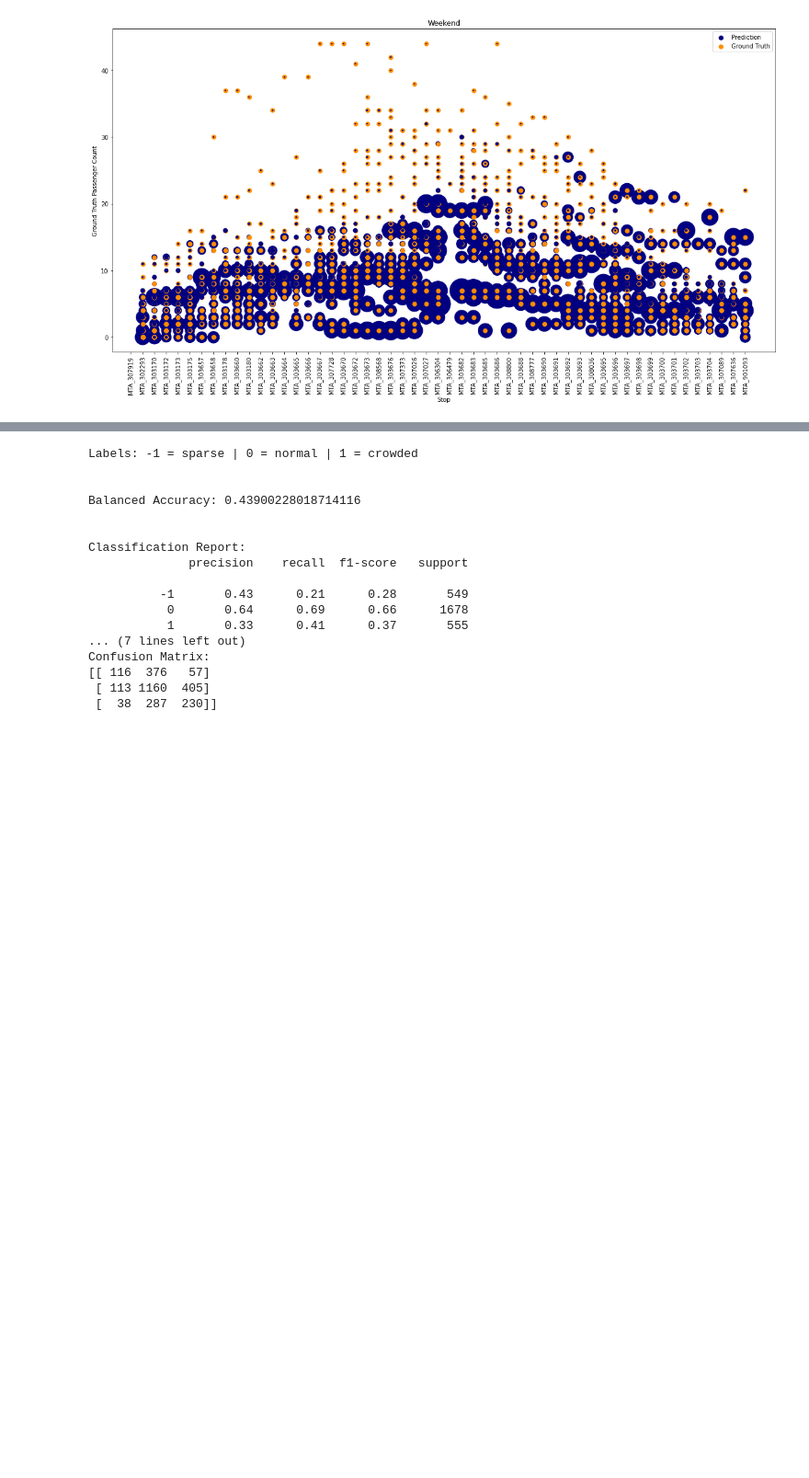
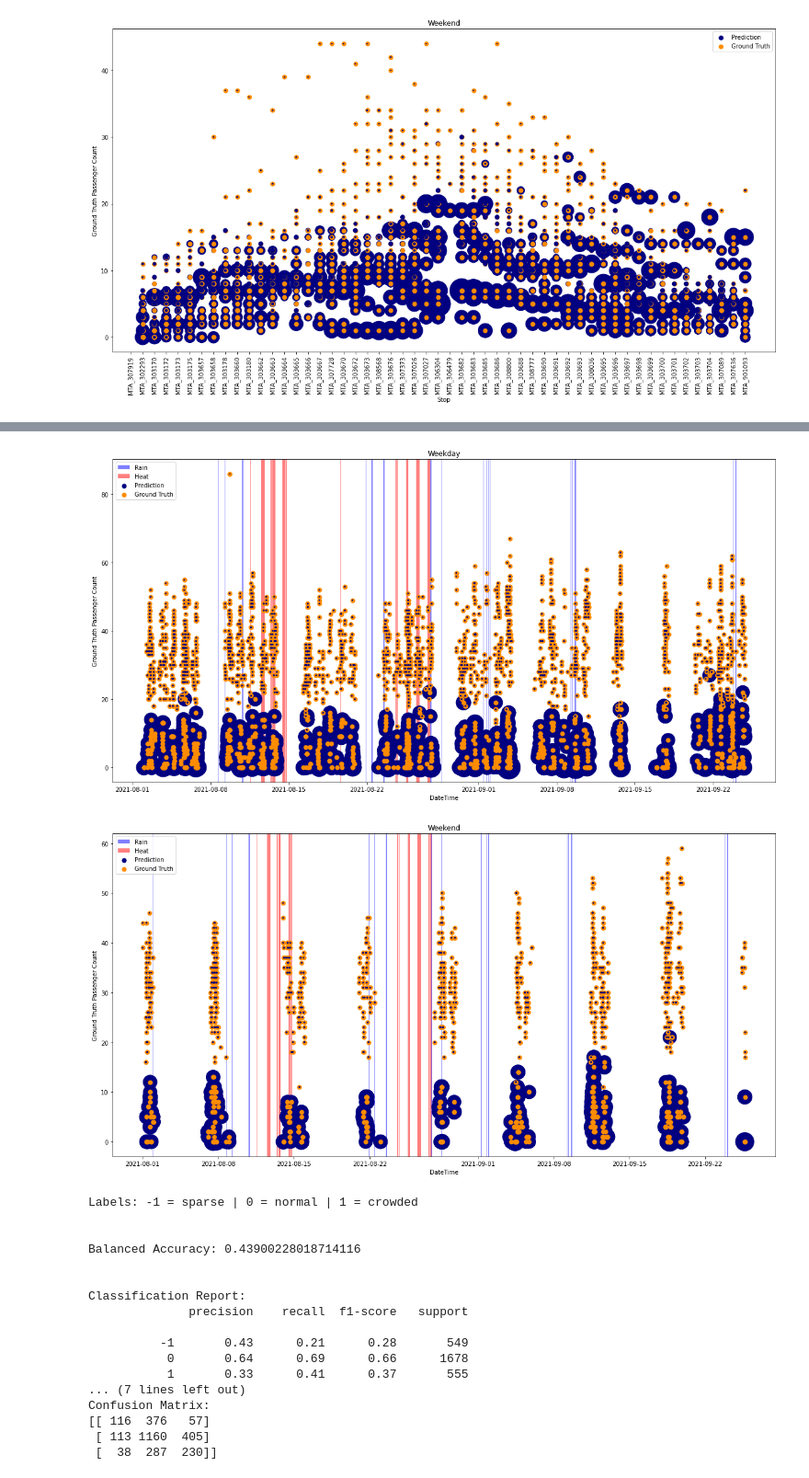
Before and after one commit to alexanderamy/BusPassengerPred, a Jupyter notebook: notebooks/example_experiment_2.ipynb, the cells around one changed output, grey strips where cells are left out. Shown at 92% size. Drawn from its saved outputs; the diff is of its cells as text; code cells hidden in the pictures; blank space fills up the shorter version.

Commit message:
Added plot by datetime to gt_pred_scatter

```diff
--- a/notebooks/example_experiment_2.ipynb
+++ b/notebooks/example_experiment_2.ipynb
@@ -38,7 +38,7 @@ for model in models:
             dependent_variable="passenger_count",
             split_heuristic="datetime",
             test_size=0.1,
-            split_datetime=datetime(year=2021, month=9, day=26, hour=0, minute=0),
+            split_datetime=datetime.datetime(year=2021, month=9, day=26, hour=0, minute=0),
             test_period="2D",
             refit_interval=None,
             random_state=0,
@@ -112,4 +110,9 @@ fig = experiment_eval.gt_pred_scatter('test', plot='hour', errors='large', n=100
 [figure]
+# %%
+fig_weekday, fig_weekend = experiment_eval.gt_pred_scatter('train', plot='datetime', errors='large', n=5000, s=50)
+# %% [output]
+[figure, added]
+[figure, added]
 # %%
 bal_acc, cr_dict, cm = experiment_eval.print_classification_metrics('test', segment=None, method='q25q75', num_classes=3, spread_multiple=1, pretty_print=True)
 # %% [output]
```
Also changed, not shown: parts of 8 cells of this notebook, 1 other file.
